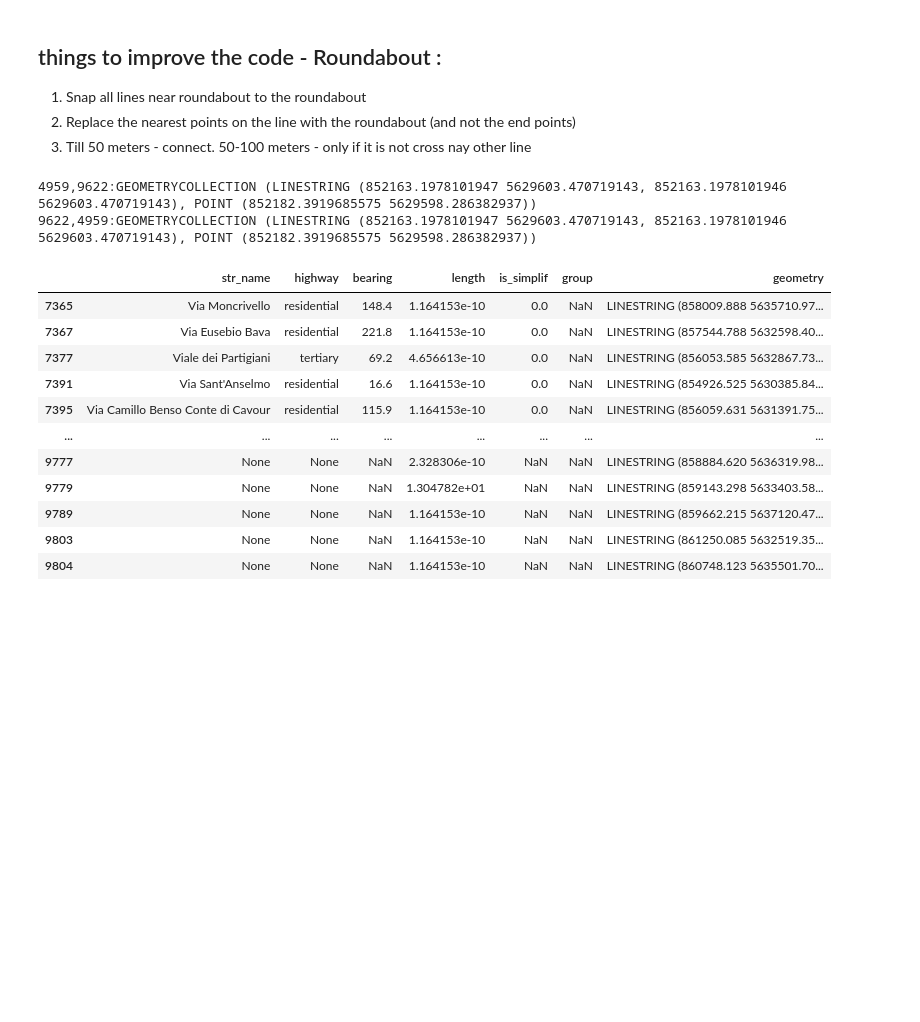
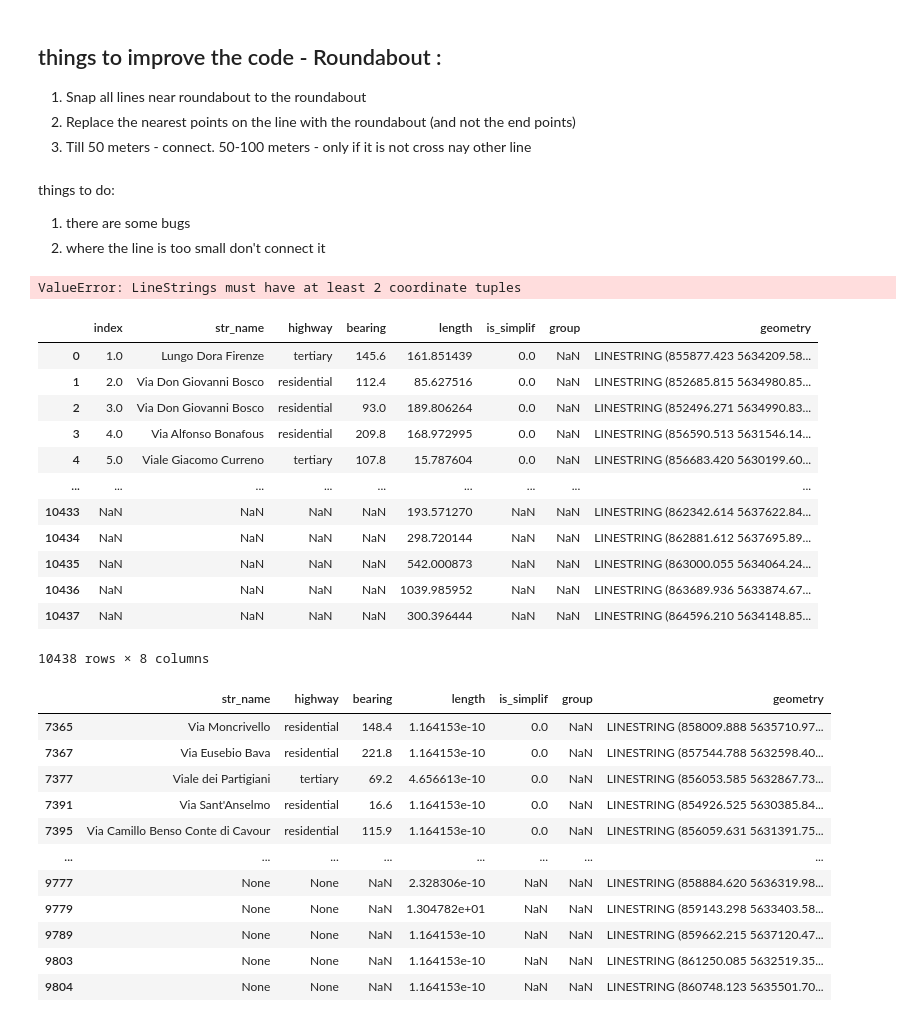
Before and after one commit to achic19/micro_walking, a Jupyter notebook: notebook/output/turin/data_from_osm.ipynb, the cells around one changed output. Cells and saved outputs as stored; diff of their text form; code cells hidden in the pictures; blank space fills up the shorter version.

```diff
--- a/notebook/output/turin/data_from_osm.ipynb
+++ b/notebook/output/turin/data_from_osm.ipynb
@@ -320,7 +320,10 @@ class Intersection:
                     segments['geometry'].append(LineString(seg))
                     segments['org_id'].append(row.name)
                     seg = [prop['geometry']]
-            segments['geometry'].append(LineString(seg))
+            try:
+                segments['geometry'].append(LineString(seg))
+            except:
+                g=0
             segments['org_id'].append(row.name)
         network_split = GeoDataFrame(data=segments,crs=project_crs)
         cols_no_geometry = self.my_network.columns[:-1]
@@ -521,11 +530,30 @@ new_network2.to_file(f'{path_network}/network_ra.shp')
 new_network2 =gpd.read_file(f'{path_network}/network_ra.shp')
 extend_lines_f= extend_lines(new_network2,100)
 extend_lines_f.to_file(f'{cur_path}/extend_lines.shp')
+# %% [markdown]
+things to do:
+1. there are some bugs
+2. where the line is too small don't connect it
 # %%
 cur_path = f'{path}/finals'
 obj_intersection2 = Intersection(extend_lines_f)
 obj_intersection2.delete_false_intersection()
 obj_intersection2.intersection_network()
 # %% [output]
-4959,9622:GEOMETRYCOLLECTION (LINESTRING (852163.1978101947 5629603.470719143, 852163.1978101946 5629603.470719143), POINT (852182.3919685575 5629598.286382937))
-9622,4959:GEOMETRYCOLLECTION (LINESTRING (852163.1978101947 5629603.470719143, 852163.1978101946 5629603.470719143), POINT (852182.3919685575 5629598.286382937))
+ValueError: LineStrings must have at least 2 coordinate tuples
+# %%
+obj_intersection2.my_network
+# %% [output]
+|  | index | str_name | highway | bearing | length | is_simplif | group | geometry |
+| 0 | 1.0 | Lungo Dora Firenze | tertiary | 145.6 | 161.851439 | 0.0 | NaN | LINESTRING (855877.423 5634209.58... |
+| 1 | 2.0 | Via Don Giovanni Bosco | residential | 112.4 | 85.627516 | 0.0 | NaN | LINESTRING (852685.815 5634980.85... |
+| 2 | 3.0 | Via Don Giovanni Bosco | residential | 93.0 | 189.806264 | 0.0 | NaN | LINESTRING (852496.271 5634990.83... |
+| 3 | 4.0 | Via Alfonso Bonafous | residential | 209.8 | 168.972995 | 0.0 | NaN | LINESTRING (856590.513 5631546.14... |
+| 4 | 5.0 | Viale Giacomo Curreno | tertiary | 107.8 | 15.787604 | 0.0 | NaN | LINESTRING (856683.420 5630199.60... |
+| ... | ... | ... | ... | ... | ... | ... | ... | ... |
+| 10433 | NaN | NaN | NaN | NaN | 193.571270 | NaN | NaN | LINESTRING (862342.614 5637622.84... |
+| 10434 | NaN | NaN | NaN | NaN | 298.720144 | NaN | NaN | LINESTRING (862881.612 5637695.89... |
+| 10435 | NaN | NaN | NaN | NaN | 542.000873 | NaN | NaN | LINESTRING (863000.055 5634064.24... |
+| 10436 | NaN | NaN | NaN | NaN | 1039.985952 | NaN | NaN | LINESTRING (863689.936 5633874.67... |
+| 10437 | NaN | NaN | NaN | NaN | 300.396444 | NaN | NaN | LINESTRING (864596.210 5634148.85... |
+10438 rows × 8 columns
```
Also changed, not shown: parts of 3 cells of this notebook.
